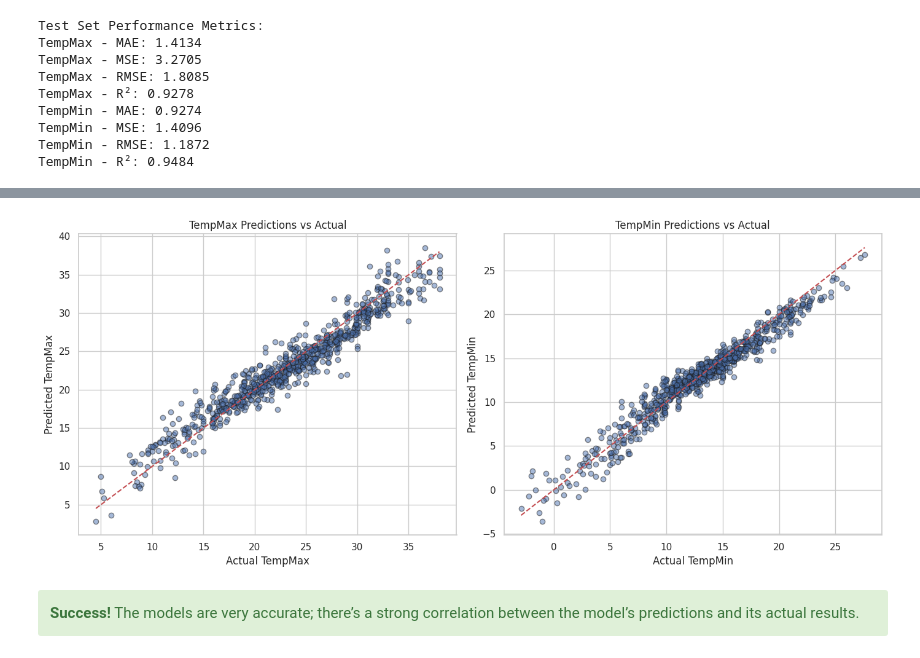
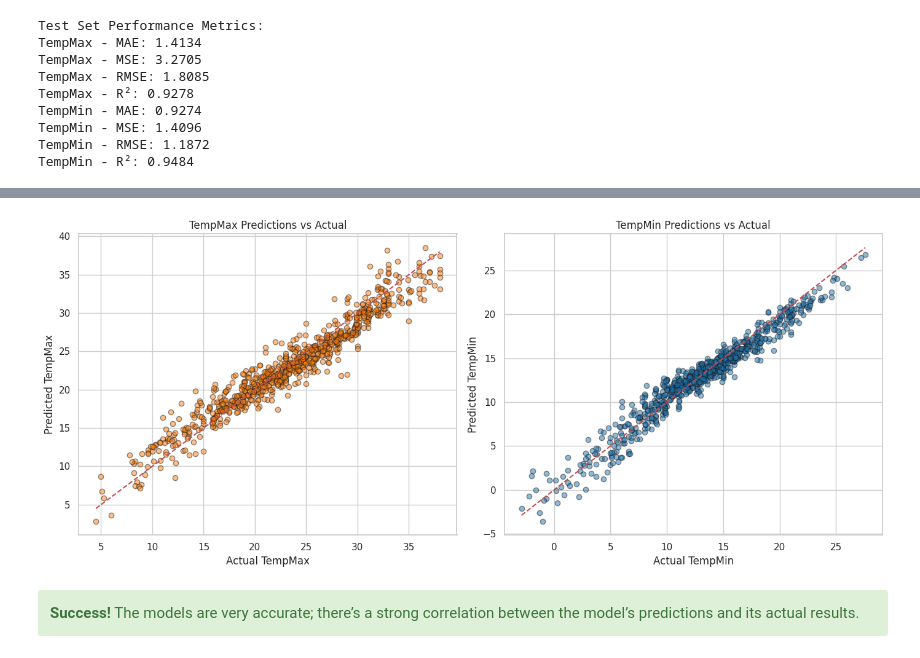
Before and after one commit to Laizra/Weather_prediction, a Jupyter notebook: main.ipynb, the cells around one changed output, grey strips where cells are left out. Saved outputs shown, nothing was run; the diff lists cells and outputs as text; code cells hidden in the pictures.

```diff
--- a/main.ipynb
+++ b/main.ipynb
@@ -1493,27 +1493,27 @@ We interpret the results as presented in the attached image:
 # %%
 # Plot Actual vs Predicted values for TempMax and TempMin
 plt.figure(figsize=(14, 6))
 
 # Scatter plot for TempMax
 plt.subplot(1, 2, 1)
-plt.scatter(y_test_max, y_pred_test_max, alpha=0.5, edgecolors='k')
+plt.scatter(y_test_max, y_pred_test_max, alpha=0.5, color=color_pal[1], edgecolors='k')
 plt.plot([y_test_max.min(), y_test_max.max()], [y_test_max.min(), y_test_max.max()], 'r--')
 plt.xlabel('Actual TempMax')
 plt.ylabel('Predicted TempMax')
 plt.title('TempMax Predictions vs Actual')
 
 # Scatter plot for TempMin
 plt.subplot(1, 2, 2)
-plt.scatter(y_test_min, y_pred_test_min, alpha=0.5, edgecolors='k')
+plt.scatter(y_test_min, y_pred_test_min, alpha=0.5, color=color_pal[0], edgecolors='k')
 plt.plot([y_test_min.min(), y_test_min.max()], [y_test_min.min(), y_test_min.max()], 'r--')
 plt.xlabel('Actual TempMin')
 plt.ylabel('Predicted TempMin')
 plt.title('TempMin Predictions vs Actual')
 
 plt.tight_layout()
 plt.show()
 # %% [output]
-[figure, old version]
+[figure, new version]
 # %% [markdown]
 <div class="alert alert-block alert-success">
 <b>Success!</b> The models are very accurate; there’s a strong correlation between the model’s predictions and its actual results.
```
Also changed, not shown: parts of 13 cells of this notebook, 1 other file.
